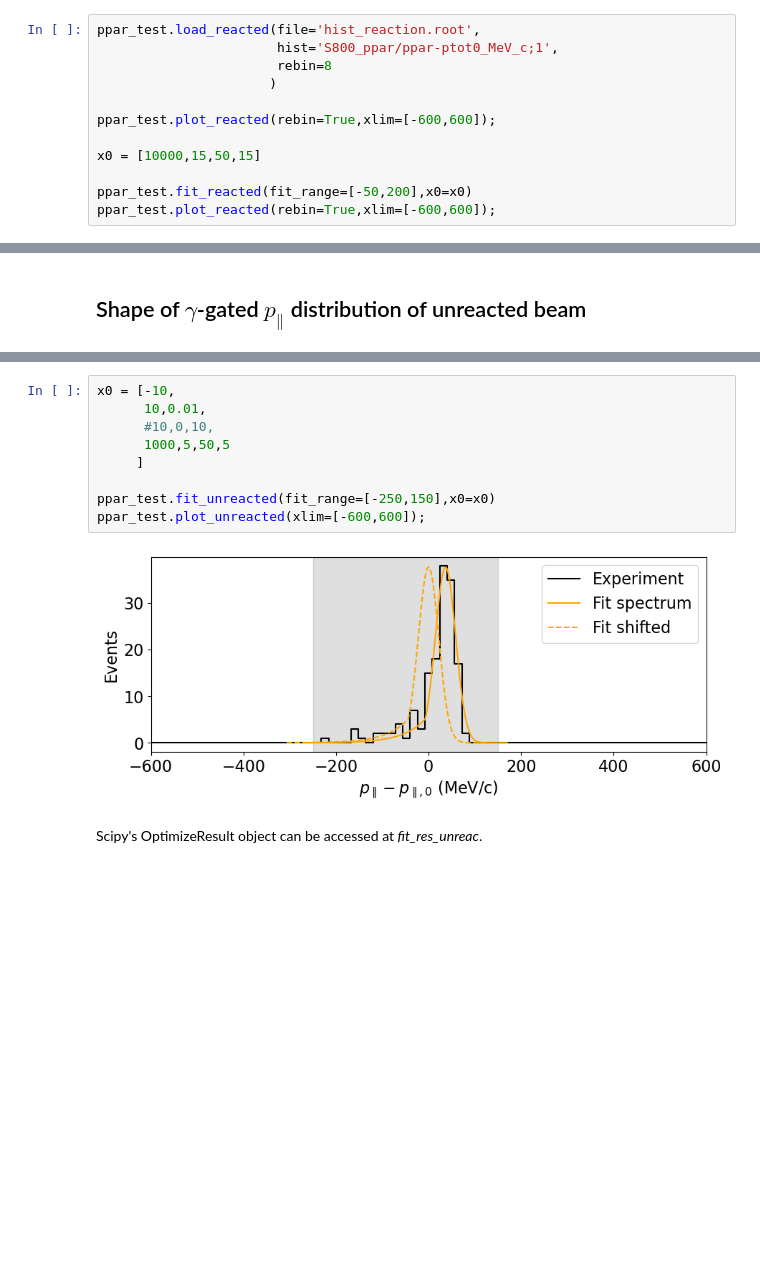
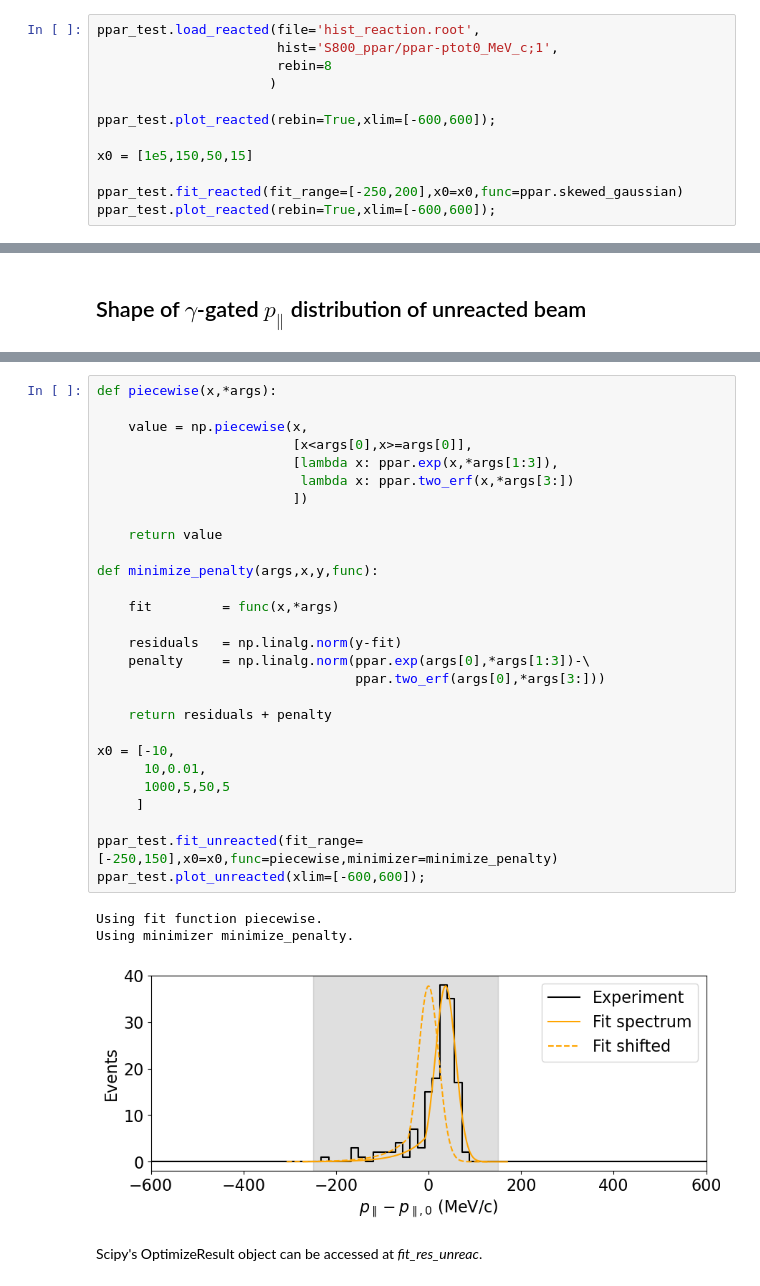
Before and after one commit to TB-IKP/ppar, a Jupyter notebook: example/NSCL/ppar_example_NSCL.ipynb, the cells around one changed output, grey strips where cells are left out. Drawn from its saved outputs; the diff is of its cells as text; blank space fills up the shorter version.

```diff
--- a/example/NSCL/ppar_example_NSCL.ipynb
+++ b/example/NSCL/ppar_example_NSCL.ipynb
@@ -103,8 +101,8 @@ ppar_test.load_reacted(file='hist_reaction.root',
 
 ppar_test.plot_reacted(rebin=True,xlim=[-600,600]);
 
-x0 = [10000,15,50,15]
+x0 = [1e5,150,50,15]
 
-ppar_test.fit_reacted(fit_range=[-50,200],x0=x0)
+ppar_test.fit_reacted(fit_range=[-250,200],x0=x0,func=ppar.skewed_gaussian)
 ppar_test.plot_reacted(rebin=True,xlim=[-600,600]);
 # %% [output]
@@ -239,14 +241,35 @@ The argument 'fit_range' controls the range of the spectrum the fit function is
 # %%
+def piecewise(x,*args):
+
+    value = np.piecewise(x,
+                         [x<args[0],x>=args[0]],
+                         [lambda x: ppar.exp(x,*args[1:3]),
+                          lambda x: ppar.two_erf(x,*args[3:])
+                         ])
+
+    return value
+
+def minimize_penalty(args,x,y,func):
+
+    fit 		= func(x,*args)
+
+    residuals 	= np.linalg.norm(y-fit)
+    penalty   	= np.linalg.norm(ppar.exp(args[0],*args[1:3])-\
+                                 ppar.two_erf(args[0],*args[3:]))
+
+    return residuals + penalty
+
 x0 = [-10,
       10,0.01,
-      #10,0,10,
       1000,5,50,5
      ]
 
-ppar_test.fit_unreacted(fit_range=[-250,150],x0=x0)
+ppar_test.fit_unreacted(fit_range=[-250,150],x0=x0,func=piecewise,minimizer=minimize_penalty)
 ppar_test.plot_unreacted(xlim=[-600,600]);
 # %% [output]
+Using fit function piecewise.
+Using minimizer minimize_penalty.
-[figure, old version]
+[figure, new version]
 # %% [markdown]
 Scipy's OptimizeResult object can be accessed at *fit_res_unreac*.
 # %%
```
Also changed, not shown: parts of 13 cells of this notebook, 10 other files.
